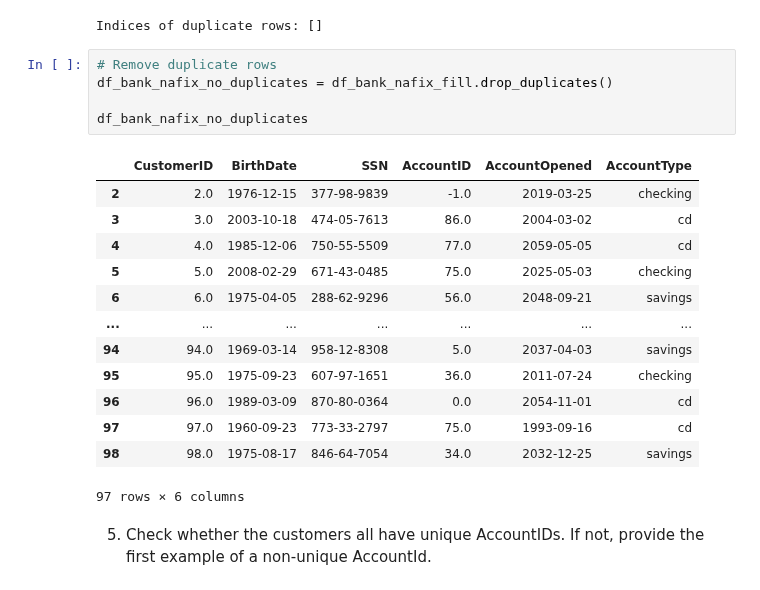
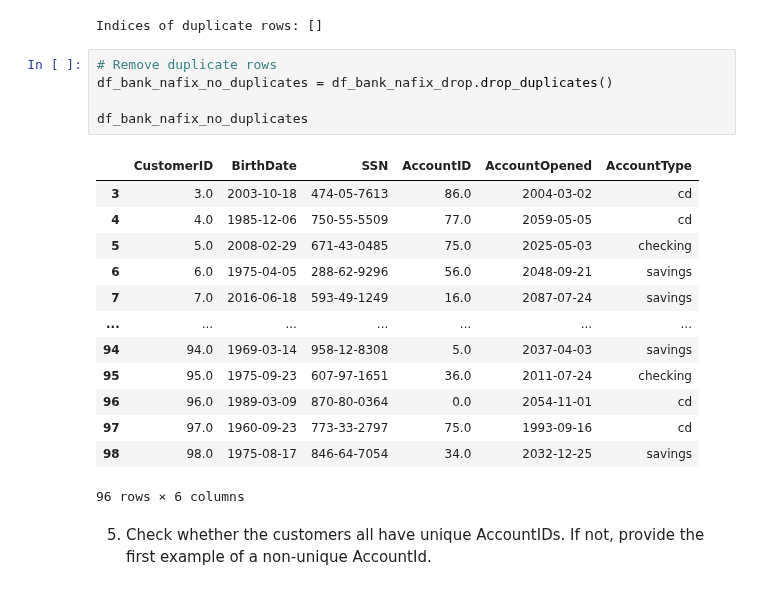
Before and after one commit to SergeyNelyapenkoBU/2025-spring-B2, a Jupyter notebook: OMDS-ModB2-Week1-Nelyapenko-Sergey.ipynb, the cells around one changed output. Saved outputs shown, nothing was run; the diff lists cells and outputs as text.

```diff
--- a/OMDS-ModB2-Week1-Nelyapenko-Sergey.ipynb
+++ b/OMDS-ModB2-Week1-Nelyapenko-Sergey.ipynb
@@ -304,23 +321,23 @@ print("Indices of duplicate rows:", df_bank_duplicate_indices)
 Indices of duplicate rows: []
 # %%
 # Remove duplicate rows
-df_bank_nafix_no_duplicates = df_bank_nafix_fill.drop_duplicates()
+df_bank_nafix_no_duplicates = df_bank_nafix_drop.drop_duplicates()
 
 df_bank_nafix_no_duplicates
 # %% [output]
 |  | CustomerID | BirthDate | SSN | AccountID | AccountOpened | AccountType |
-| 2 | 2.0 | 1976-12-15 | 377-98-9839 | -1.0 | 2019-03-25 | checking |
 | 3 | 3.0 | 2003-10-18 | 474-05-7613 | 86.0 | 2004-03-02 | cd |
 | 4 | 4.0 | 1985-12-06 | 750-55-5509 | 77.0 | 2059-05-05 | cd |
 | 5 | 5.0 | 2008-02-29 | 671-43-0485 | 75.0 | 2025-05-03 | checking |
 | 6 | 6.0 | 1975-04-05 | 288-62-9296 | 56.0 | 2048-09-21 | savings |
+| 7 | 7.0 | 2016-06-18 | 593-49-1249 | 16.0 | 2087-07-24 | savings |
 | ... | ... | ... | ... | ... | ... | ... |
 | 94 | 94.0 | 1969-03-14 | 958-12-8308 | 5.0 | 2037-04-03 | savings |
 | 95 | 95.0 | 1975-09-23 | 607-97-1651 | 36.0 | 2011-07-24 | checking |
 | 96 | 96.0 | 1989-03-09 | 870-80-0364 | 0.0 | 2054-11-01 | cd |
 | 97 | 97.0 | 1960-09-23 | 773-33-2797 | 75.0 | 1993-09-16 | cd |
 | 98 | 98.0 | 1975-08-17 | 846-64-7054 | 34.0 | 2032-12-25 | savings |
-97 rows × 6 columns
+96 rows × 6 columns
 # %% [markdown]
 5. Check whether the customers all have unique AccountIDs.  If not, provide the first example of a non-unique AccountId.
 # %% [markdown]
```
Also changed, not shown: parts of 15 cells of this notebook.
